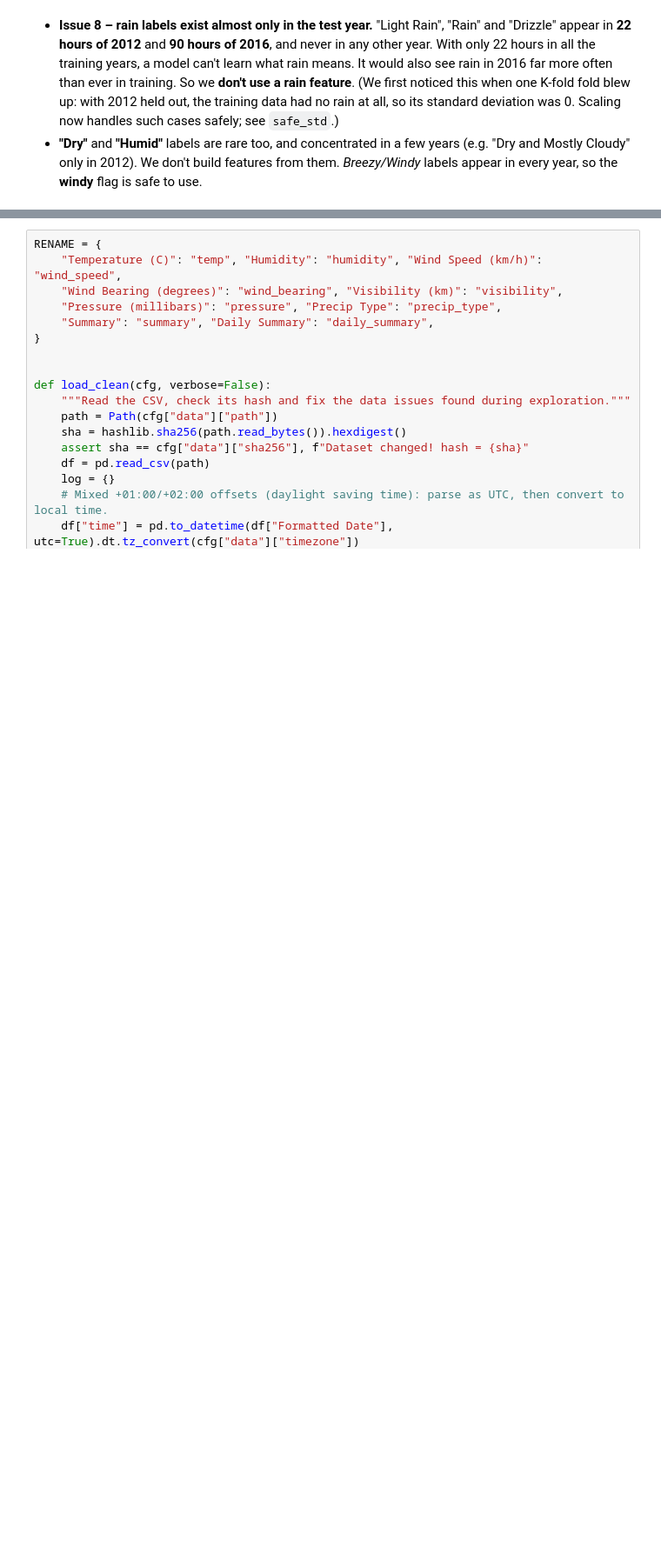
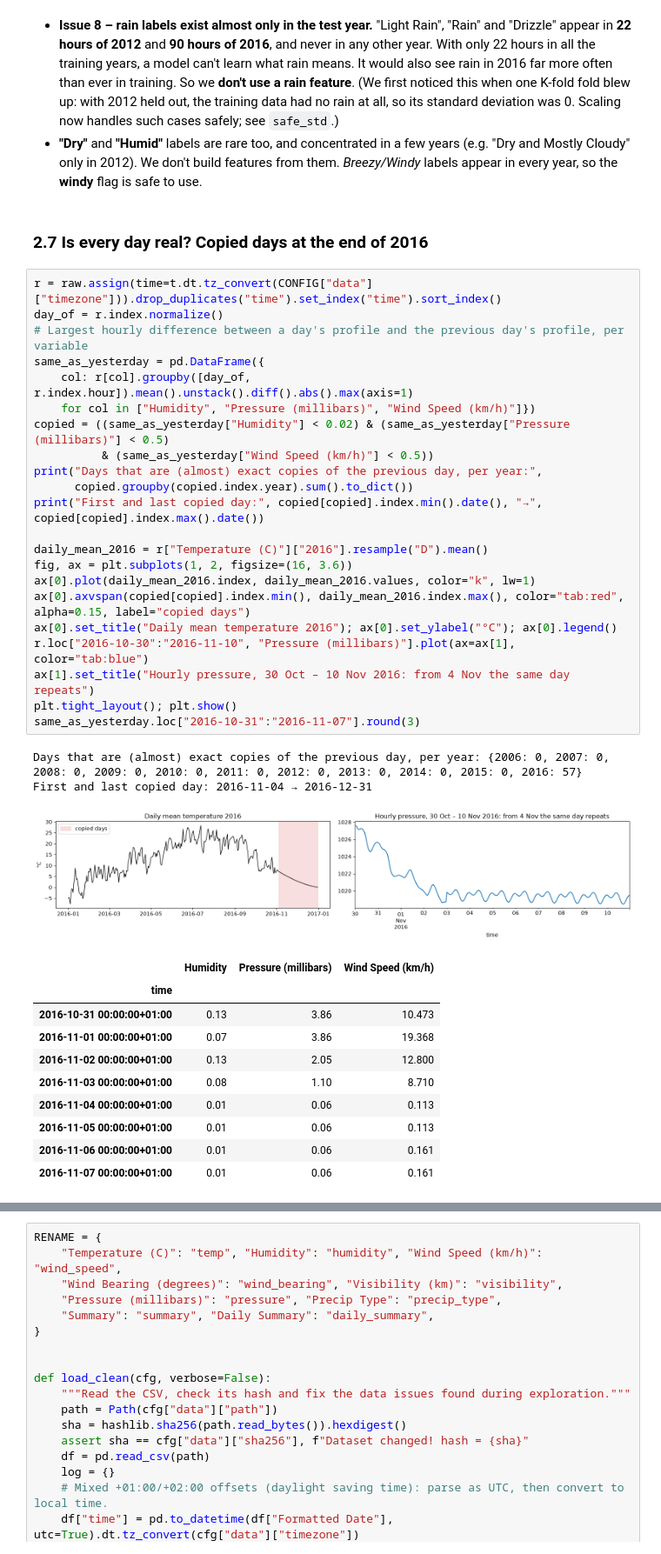
Before and after one commit to kacekk/weather_forecast_DL, a Jupyter notebook: weather_forecast.ipynb, the cells around one changed output, grey strips where cells are left out. Shown at 87% size. Saved outputs shown, nothing was run; the diff lists cells and outputs as text; blank space fills up the shorter version.

```diff
--- a/weather_forecast.ipynb
+++ b/weather_forecast.ipynb
@@ -263,3 +261,41 @@ Hours with a rain label per year: {2012: 22, 2016: 90}
 # %% [markdown]
 - **Issue 8 – rain labels exist almost only in the test year.** "Light Rain", "Rain" and "Drizzle" appear in **22 hours of 2012** and **90 hours of 2016**, and never in any other year. With only 22 hours in all the training years, a model can't learn what rain means. It would also see rain in 2016 far more often than ever in training. So we **don't use a rain feature**. (We first noticed this when one K-fold fold blew up: with 2012 held out, the training data had no rain at all, so its standard deviation was 0. Scaling now handles such cases safely; see `safe_std`.)
 - **"Dry"** and **"Humid"** labels are rare too, and concentrated in a few years (e.g. "Dry and Mostly Cloudy" only in 2012). We don't build features from them. *Breezy/Windy* labels appear in every year, so the **windy** flag is safe to use.
+# %% [markdown]
+### 2.7 Is every day real? Copied days at the end of 2016
+# %%
+r = raw.assign(time=t.dt.tz_convert(CONFIG["data"]["timezone"])).drop_duplicates("time").set_index("time").sort_index()
+day_of = r.index.normalize()
+# Largest hourly difference between a day's profile and the previous day's profile, per variable
+same_as_yesterday = pd.DataFrame({
+    col: r[col].groupby([day_of, r.index.hour]).mean().unstack().diff().abs().max(axis=1)
+    for col in ["Humidity", "Pressure (millibars)", "Wind Speed (km/h)"]})
+copied = ((same_as_yesterday["Humidity"] < 0.02) & (same_as_yesterday["Pressure (millibars)"] < 0.5)
+          & (same_as_yesterday["Wind Speed (km/h)"] < 0.5))
+print("Days that are (almost) exact copies of the previous day, per year:",
+      copied.groupby(copied.index.year).sum().to_dict())
+print("First and last copied day:", copied[copied].index.min().date(), "→", copied[copied].index.max().date())
+
+daily_mean_2016 = r["Temperature (C)"]["2016"].resample("D").mean()
+fig, ax = plt.subplots(1, 2, figsize=(16, 3.6))
+ax[0].plot(daily_mean_2016.index, daily_mean_2016.values, color="k", lw=1)
+ax[0].axvspan(copied[copied].index.min(), daily_mean_2016.index.max(), color="tab:red", alpha=0.15, label="copied days")
+ax[0].set_title("Daily mean temperature 2016"); ax[0].set_ylabel("°C"); ax[0].legend()
+r.loc["2016-10-30":"2016-11-10", "Pressure (millibars)"].plot(ax=ax[1], color="tab:blue")
+ax[1].set_title("Hourly pressure, 30 Oct – 10 Nov 2016: from 4 Nov the same day repeats")
+plt.tight_layout(); plt.show()
+same_as_yesterday.loc["2016-10-31":"2016-11-07"].round(3)
+# %% [output]
+Days that are (almost) exact copies of the previous day, per year: {2006: 0, 2007: 0, 2008: 0, 2009: 0, 2010: 0, 2011: 0, 2012: 0, 2013: 0, 2014: 0, 2015: 0, 2016: 57}
+First and last copied day: 2016-11-04 → 2016-12-31
+[figure, added]
+|  | Humidity | Pressure (millibars) | Wind Speed (km/h) |
+| time |  |  |  |
+| 2016-10-31 00:00:00+01:00 | 0.13 | 3.86 | 10.473 |
+| 2016-11-01 00:00:00+01:00 | 0.07 | 3.86 | 19.368 |
+| 2016-11-02 00:00:00+01:00 | 0.13 | 2.05 | 12.800 |
+| 2016-11-03 00:00:00+01:00 | 0.08 | 1.10 | 8.710 |
+| 2016-11-04 00:00:00+01:00 | 0.01 | 0.06 | 0.113 |
+| 2016-11-05 00:00:00+01:00 | 0.01 | 0.06 | 0.113 |
+| 2016-11-06 00:00:00+01:00 | 0.01 | 0.06 | 0.161 |
+| 2016-11-07 00:00:00+01:00 | 0.01 | 0.06 | 0.161 |
```
Also changed, not shown: parts of 25 cells of this notebook, 5 other files.
